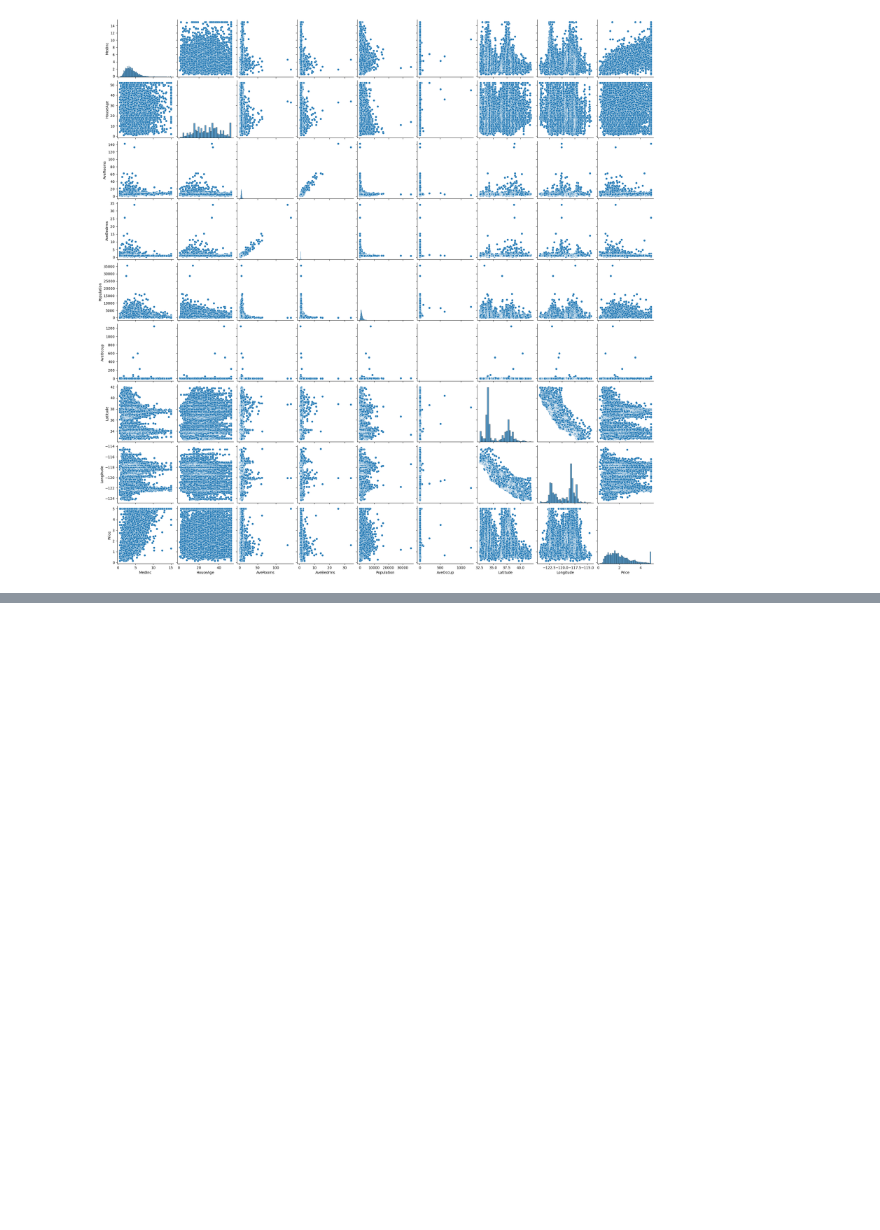
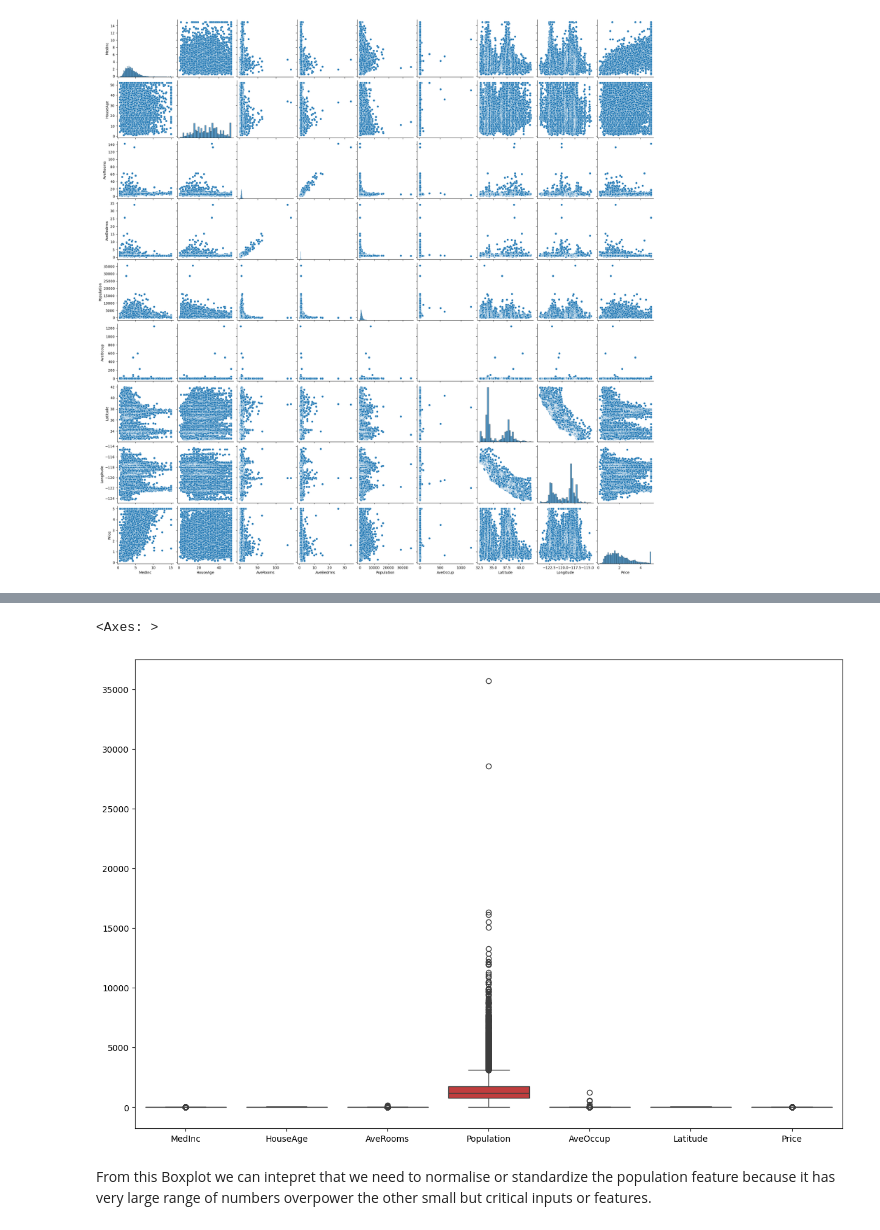
Before and after one commit to rudrapratap601/Analytics-ML-Projects, a Jupyter notebook: house_price_prediction/house_price_prediction_model.ipynb, the cells around one changed output, grey strips where cells are left out. Saved outputs shown, nothing was run; the diff lists cells and outputs as text; code cells hidden in the pictures; blank space fills up the shorter version.

```diff
--- a/house_price_prediction/house_price_prediction_model.ipynb
+++ b/house_price_prediction/house_price_prediction_model.ipynb
@@ -162,0 +171,4 @@ sns.pairplot(df)
+# %%
+# Dropping features AveBedrms and Longitude
+df = df.drop(columns = ["AveBedrms", "Longitude"])
+df.head()
@@ -162,0 +182,9 @@ sns.pairplot(df)
+# %%
+# Checking for outlier using boxplot
+fig, ax = plt.subplots(figsize = (15, 10))
+sns.boxplot(df)
+# %% [output]
+<Axes: >
+[figure, added]
+# %% [markdown]
+From this Boxplot we can intepret that we need to normalise or standardize the population feature because it has very large range of numbers overpower the other small but critical inputs or features.
```
Also changed, not shown: parts of 19 cells of this notebook.
